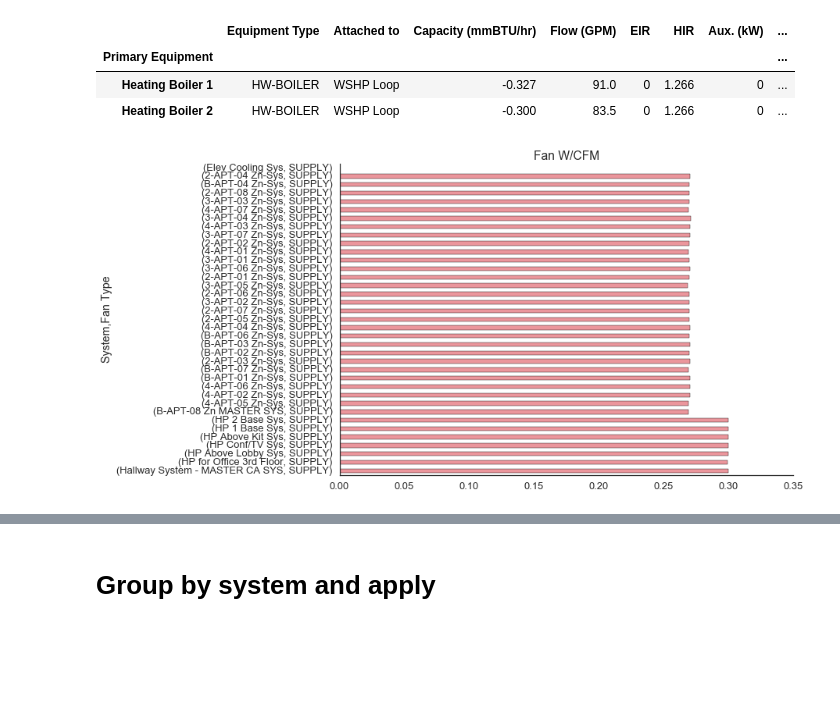
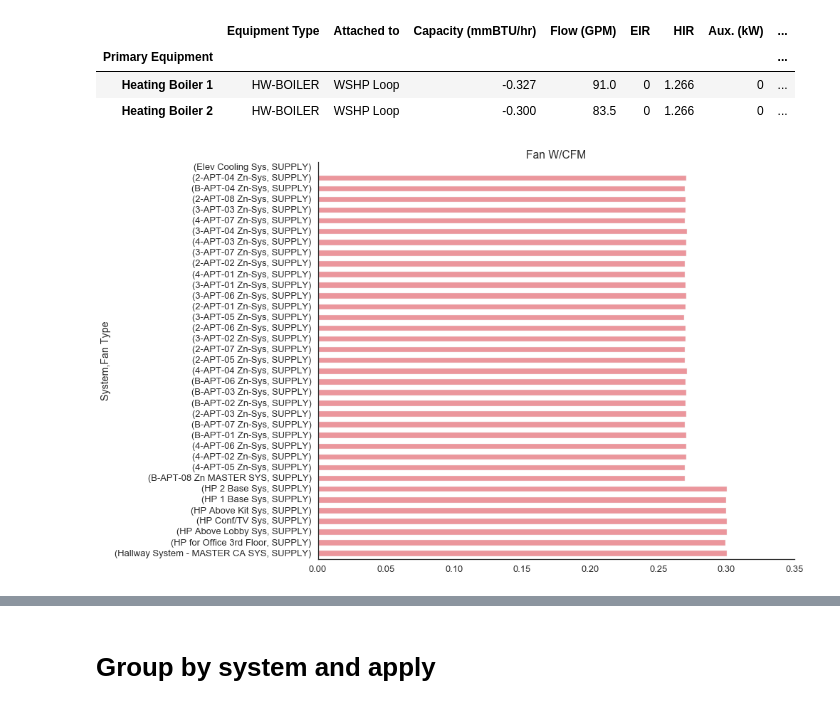
Before and after one commit to jmarrec/eQSimParsing, a Jupyter notebook: eQSimParsing demonstration.ipynb, the cells around one changed output, grey strips where cells are left out. Saved outputs shown, nothing was run; the diff lists cells and outputs as text; code cells hidden in the pictures; blank space fills up the shorter version.

```diff
--- a/eQSimParsing demonstration.ipynb
+++ b/eQSimParsing demonstration.ipynb
@@ -16,0 +40,3 @@ Note that the script does also output PV-A and SV-A to a csv file already
+# %%
+import seaborn as sns
+sns.set(style="white", context="talk")
@@ -32,11 +75,11 @@ pv_a_dict['BOILERS']
 | Heating Boiler 1 | HW-BOILER | WSHP Loop | -0.327 | 91.0 | 0 | 1.266 | 0 | ... |
 | Heating Boiler 2 | HW-BOILER | WSHP Loop | -0.300 | 83.5 | 0 | 1.266 | 0 | ... |
 # %%
-sv_a_dict['Fans'].ix[:,'W/CFM'].plot(kind='barh', color='#EB969C', title='Fan W/CFM')
+sv_a_dict['Fans'].ix[:,'W/CFM'].plot(kind='barh', figsize=(12,10), color='#EB969C', title='Fan W/CFM')
 sns.despine()
 plt.show();
 # %% [output]
-[figure, old version]
+[figure, new version]
 # %%
 sv_a_dict.keys()
 # %% [output]
```
Also changed, not shown: parts of 12 cells of this notebook, 3 other files.
